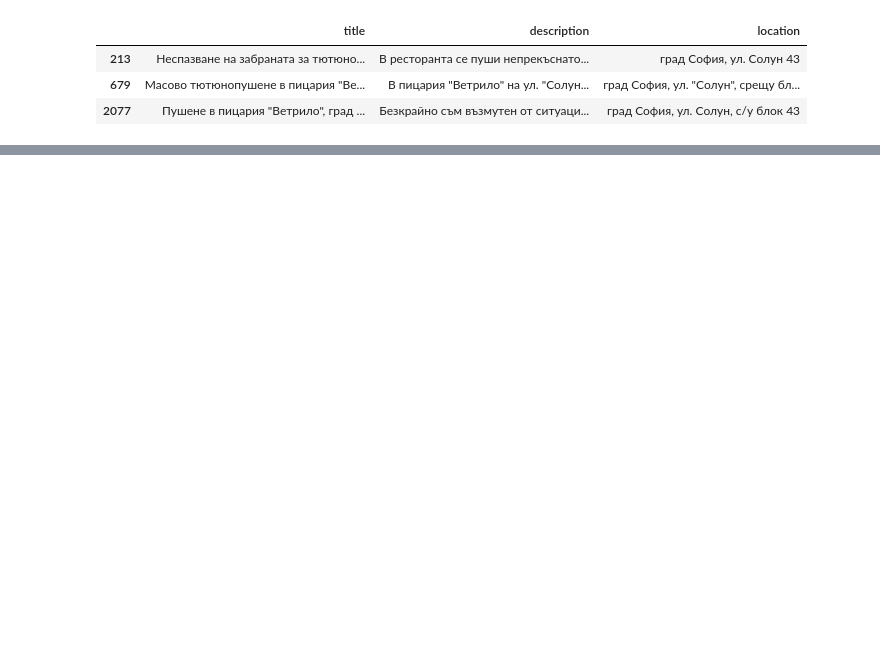
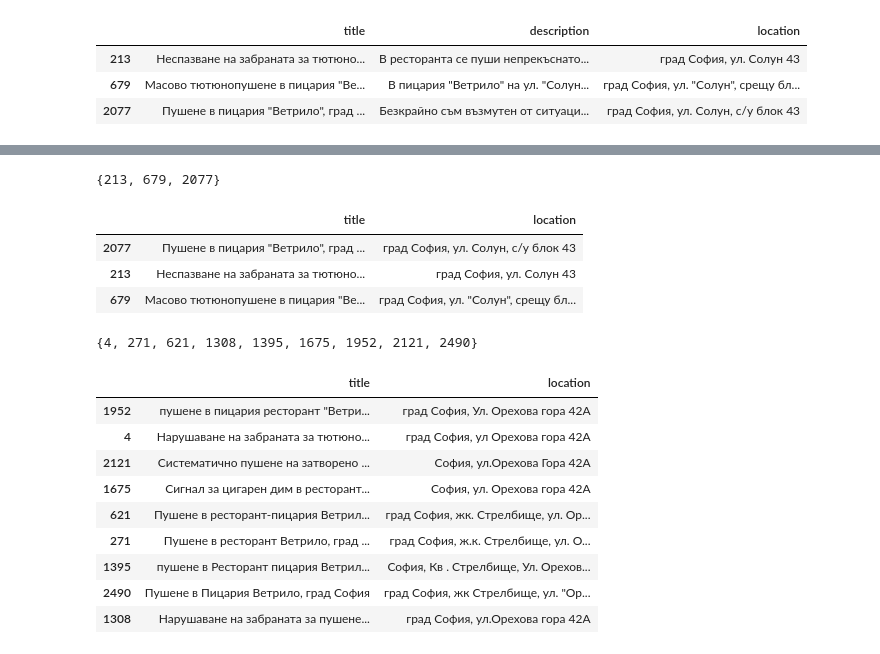
Before and after one commit to ViktorMarinov/no-smoke-search, a Jupyter notebook: index/Cosine similarity.ipynb, the cells around one changed output, grey strips where cells are left out. Saved outputs shown, nothing was run; the diff lists cells and outputs as text; code cells hidden in the pictures; blank space fills up the shorter version.

```diff
--- a/index/Cosine similarity.ipynb
+++ b/index/Cosine similarity.ipynb
@@ -169,0 +182,3 @@ sample[sample.id.isin(similar_ids_2)][['title', 'description', 'location']]
+# %%
+def has_more(tuples, ix):
+    return any(filter(lambda x: x[0] == ix or x[1] == ix, tuples))
@@ -169,0 +194,19 @@ sample[sample.id.isin(similar_ids_2)][['title', 'description', 'location']]
+# %%
+def get_all_dubs(tuples, ix, group):
+    if not has_more(tuples, ix):
+        group.append(ix)
+        return
+    else:
+        for i, (ix1, ix2) in enumerate(tuples):
+            if ix1 == ix:
+                del tuples[i]
+                group.append(ix1)
+                get_all_dubs(tuples, ix1, group)
+                get_all_dubs(tuples, ix2, group)
+            elif ix2 == ix:
+                del tuples[i]
+                group.append(ix2)
+                get_all_dubs(tuples, ix1, group)
+                get_all_dubs(tuples, ix2, group)
+
+    return set(group)
@@ -169,0 +215,37 @@ sample[sample.id.isin(similar_ids_2)][['title', 'description', 'location']]
+# %%
+def find_number_of_duplicates(tuples, ix):
+    tuples_copy = deepcopy(tuples)
+    return get_all_dubs(tuples_copy, ix, [])
+# %%
+# no pair (4, 271) exists but there is pair (271, 621) - soft duplicates
+# no pairs (679, x) or (2077, x) - but there are pairs (213, 629) and (213, 2077)
+
+gr = find_number_of_duplicates(dup_pairs, 679)
+gr
+# %% [output]
+{213, 679, 2077}
+# %%
+sample.iloc[list(gr)][['title', 'location']]
+# %% [output]
+|  | title | location |
+| 2077 | Пушене в пицария "Ветрило", град ... | град София, ул. Солун, с/у блок 43 |
+| 213 | Неспазване на забраната за тютюно... | град София, ул. Солун 43 |
+| 679 | Масово тютюнопушене в пицария "Ве... | град София, ул. "Солун", срещу бл... |
+# %%
+gr = find_number_of_duplicates(dup_pairs, 1675)
+gr
+# %% [output]
+{4, 271, 621, 1308, 1395, 1675, 1952, 2121, 2490}
+# %%
+sample.iloc[list(gr)][['title', 'location']]
+# %% [output]
+|  | title | location |
+| 1952 | пушене в пицария ресторант "Ветри... | град София, Ул. Орехова гора 42А |
+| 4 | Нарушаване на забраната за тютюно... | град София, ул Орехова гора 42А |
+| 2121 | Систематично пушене на затворено ... | София, ул.Орехова Гора 42А |
+| 1675 | Сигнал за цигарен дим в ресторант... | София, ул. Орехова гора 42А |
+| 621 | Пушене в ресторант-пицария Ветрил... | град София, жк. Стрелбище, ул. Ор... |
+| 271 | Пушене в ресторант Ветрило, град ... | град София, ж.к. Стрелбище, ул. О... |
+| 1395 | пушене в Ресторант пицария Ветрил... | София, Кв . Стрелбище, Ул. Орехов... |
+| 2490 | Пушене в Пицария Ветрило, град София | град София, жк Стрелбище, ул. "Ор... |
+| 1308 | Нарушаване на забраната за пушене... | град София, ул.Орехова гора 42А |
```
Also changed, not shown: parts of 10 cells of this notebook.
